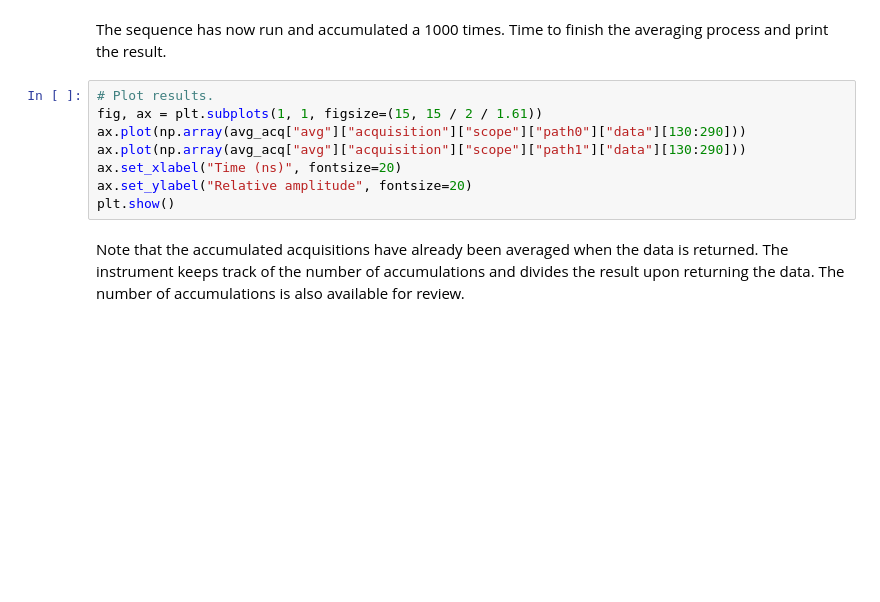
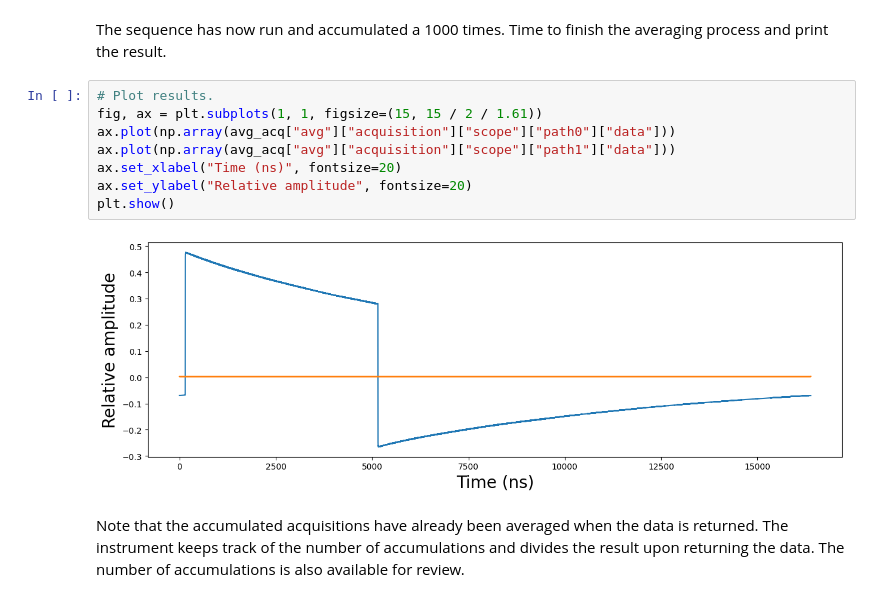
Before and after one commit to mainCSG/QBlox-CSG, a Jupyter notebook: tutorials/scope_acquisition.ipynb, the cells around one changed output. Cells and saved outputs as stored; diff of their text form; blank space fills up the shorter version.

```diff
--- a/tutorials/scope_acquisition.ipynb
+++ b/tutorials/scope_acquisition.ipynb
@@ -354,11 +376,13 @@ The sequence has now run and accumulated a 1000 times. Time to finish the averag
 # %%
 # Plot results.
 fig, ax = plt.subplots(1, 1, figsize=(15, 15 / 2 / 1.61))
-ax.plot(np.array(avg_acq["avg"]["acquisition"]["scope"]["path0"]["data"][130:290]))
-ax.plot(np.array(avg_acq["avg"]["acquisition"]["scope"]["path1"]["data"][130:290]))
+ax.plot(np.array(avg_acq["avg"]["acquisition"]["scope"]["path0"]["data"]))
+ax.plot(np.array(avg_acq["avg"]["acquisition"]["scope"]["path1"]["data"]))
 ax.set_xlabel("Time (ns)", fontsize=20)
 ax.set_ylabel("Relative amplitude", fontsize=20)
 plt.show()
+# %% [output]
+[figure, added]
 # %% [markdown]
 Note that the accumulated acquisitions have already been averaged when the data is returned. The instrument keeps track of the number of accumulations and divides the result upon returning the data. The number of accumulations is also available for review.
 # %%
```
Also changed, not shown: parts of 7 cells of this notebook, 42 other files.
